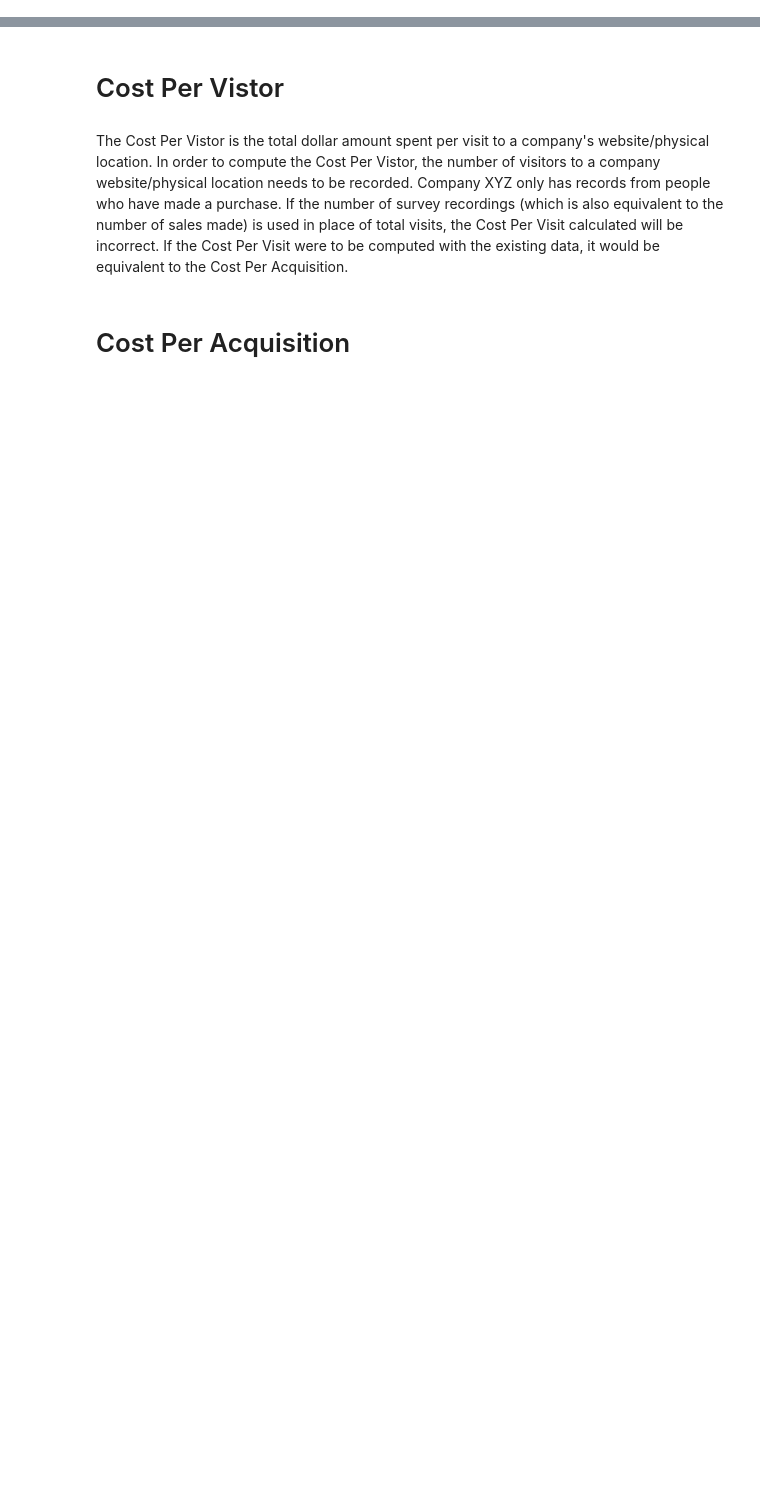
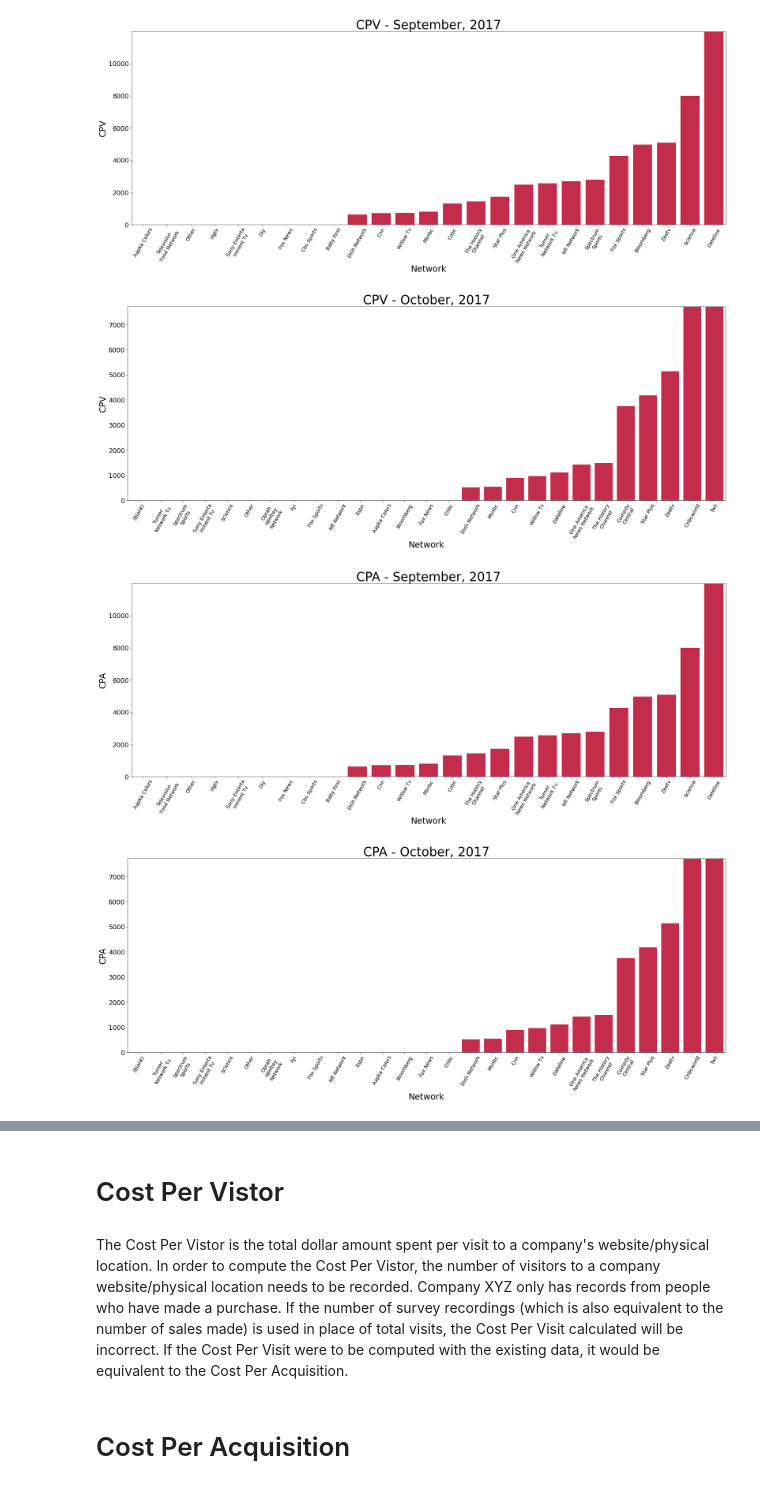
Before and after one commit to erikajane/Customer_XYZ_Tatari, a Jupyter notebook: OOP.ipynb, the cells around one changed output, grey strips where cells are left out. Cells and saved outputs as stored; diff of their text form; code cells hidden in the pictures; blank space fills up the shorter version.

Commit message:
visualizations added

```diff
--- a/OOP.ipynb
+++ b/OOP.ipynb
@@ -95,0 +170,7 @@ test = Final('Analyst_Dataset.xlsx')
+# %%
+test.print_visuals(['cpv','cpa','conversion_rate'])
+# %% [output]
+[figure, added]
+[figure, added]
+[figure, added]
+[figure, added]
```
Also changed, not shown: parts of 20 cells of this notebook, 2 other files.
